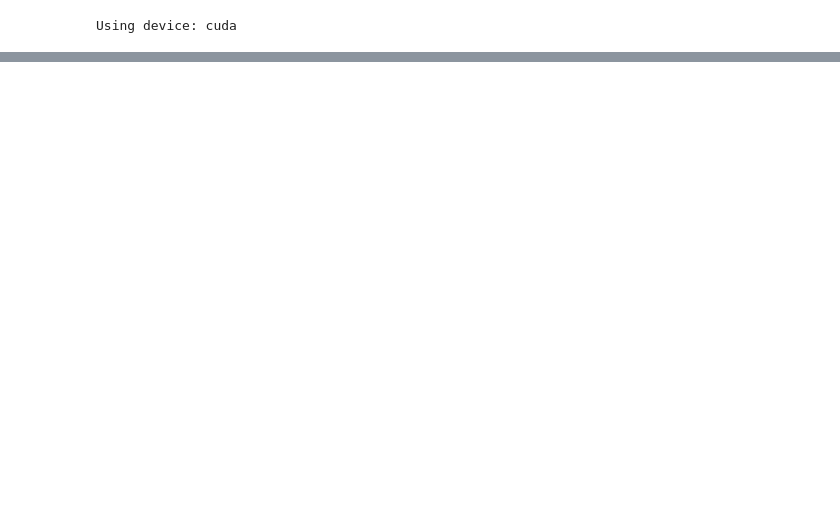
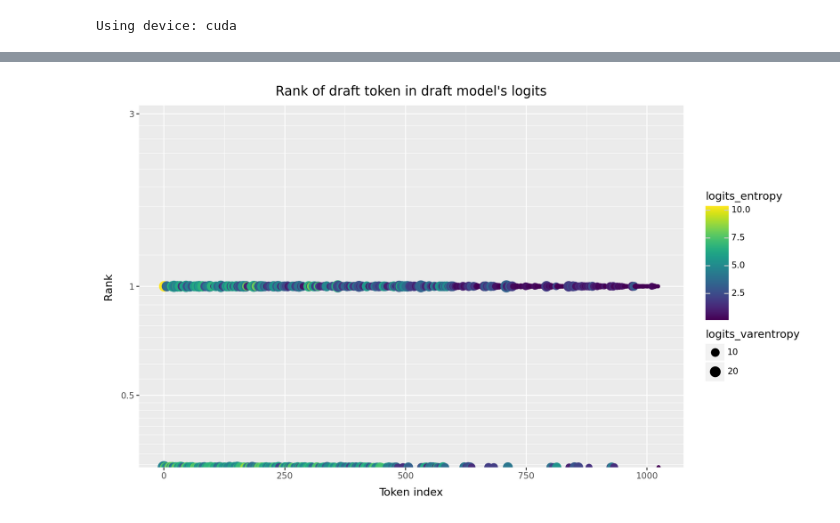
Before and after one commit to stillmatic/entropix, a Jupyter notebook: distillation.ipynb, the cells around one changed output, grey strips where cells are left out. Drawn from its saved outputs; the diff is of its cells as text; code cells hidden in the pictures; blank space fills up the shorter version.

```diff
--- a/distillation.ipynb
+++ b/distillation.ipynb
@@ -196,0 +232,17 @@ pn.ggplot(df, pn.aes(x="index", y="rank", color="logits_entropy", size="logits_v
+# %%
+user_content_big = "Write a very long many stanza poem about the beauty of the ocean"
+chat_completion_big = client.chat.completions.create(
+    model="meta-llama/Meta-Llama-3.1-70B-Instruct",
+    # model="meta-llama/Llama-3.2-3B-Instruct",
+    # model="deepseek-ai/DeepSeek-V2.5",
+    # model= "Qwen/Qwen2.5-72B-Instruct",
+    messages=[
+        # {"role": "system", "content": system_content},
+        {"role": "user", "content": user_content_big},
+    ],
+    temperature=0.0,
+    max_tokens=1024,
+)
+# %%
+stats_arr_big = compute_statistics(user_content_big, chat_completion_big.choices[0].message.content)
+df_big = pd.DataFrame(stats_arr_big)
@@ -196,0 +267,10 @@ pn.ggplot(df, pn.aes(x="index", y="rank", color="logits_entropy", size="logits_v
+# %%
+df_big['index'] = df_big.index + 0.1
+# %%
+df_big = df_big.assign(found_top1=lambda x: x['rank'] == 0)
+df_big['would_draft'] = df_big['logits_entropy'] < 3
+df_big['found_top1_count'] = df_big.groupby(
+    (df_big['found_top1'] == False).cumsum()  # Creates a new group each time False is encountered
+)['found_top1'].cumsum()
+
+df_big
@@ -196,0 +291,4 @@ pn.ggplot(df, pn.aes(x="index", y="rank", color="logits_entropy", size="logits_v
+# %%
+pn.ggplot(df_big.assign(index = df_big.index + 0.1), pn.aes(x="index", y="factor(rank==0)", color="logits_entropy", size="logits_varentropy")) + pn.geom_point() + pn.scale_y_log10() + pn.labs(title="Rank of draft token in draft model's logits", x="Token index", y="Rank") + pn.theme(figure_size=(10, 6))
+# %% [output]
+[figure, added]
```
Also changed, not shown: parts of 31 cells of this notebook, 3 other files.
